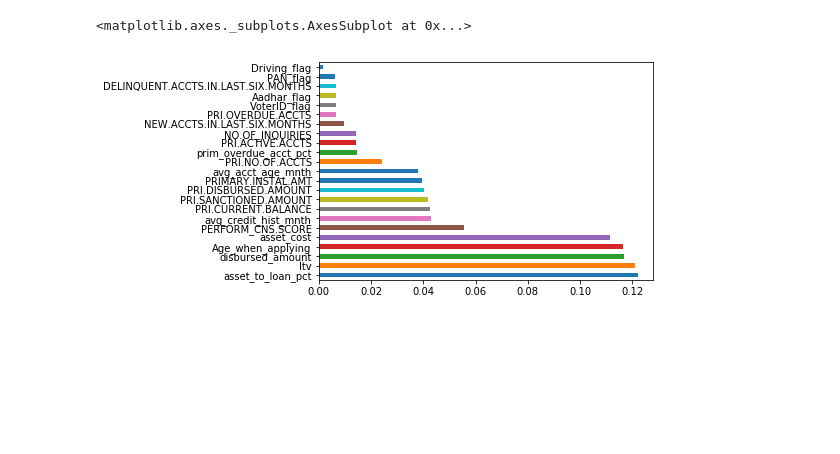
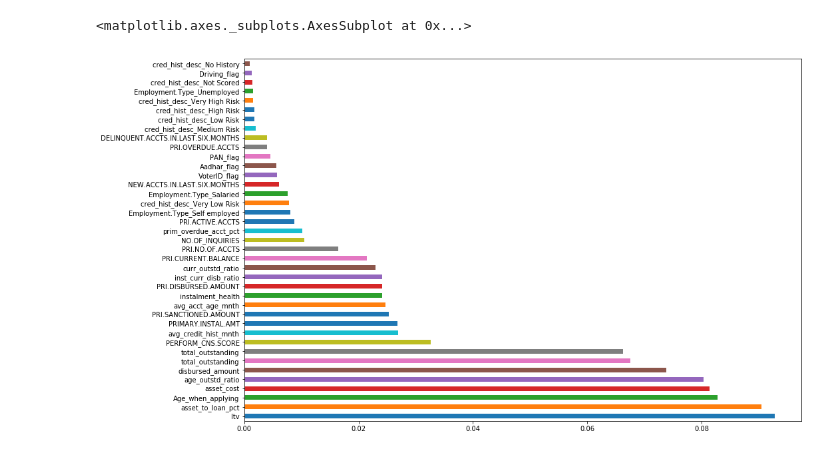
Before and after one commit to sivacharansrc/LTFS-FinHackAnalytics-Vidhya, a Jupyter notebook: pyScript.ipynb, the cells around one changed output. Drawn from its saved outputs; the diff is of its cells as text; code cells hidden in the pictures; blank space fills up the shorter version.

Commit message:
submission 3 - rf undSampled 0.63 auc

```diff
--- a/pyScript.ipynb
+++ b/pyScript.ipynb
@@ -79,12 +134,18 @@ predictors = ['disbursed_amount', 'asset_cost', 'ltv','MobileNo_Avl_Flag', 'Aadh
 predictors = ['disbursed_amount', 'asset_cost', 'ltv','Aadhar_flag', 'PAN_flag', 'VoterID_flag', 'Driving_flag', 'PERFORM_CNS.SCORE',
        'PRI.NO.OF.ACCTS', 'PRI.ACTIVE.ACCTS', 'PRI.OVERDUE.ACCTS', 'PRI.CURRENT.BALANCE', 'PRI.SANCTIONED.AMOUNT', 'PRI.DISBURSED.AMOUNT',
        'PRIMARY.INSTAL.AMT', 'NEW.ACCTS.IN.LAST.SIX.MONTHS', 'DELINQUENT.ACCTS.IN.LAST.SIX.MONTHS', 'NO.OF_INQUIRIES', 'avg_acct_age_mnth', 'avg_credit_hist_mnth',
-       'Age_when_applying', 'prim_overdue_acct_pct','asset_to_loan_pct']
+       'Age_when_applying', 'prim_overdue_acct_pct','asset_to_loan_pct', 'total_outstanding', 'cred_hist_desc', 'Employment.Type',
+              'inst_curr_disb_ratio', 'instalment_health', 'curr_outstd_ratio', 'total_outstanding', 'age_outstd_ratio']
 
 target = 'loan_default'
 x = train[predictors]
 y = train[target]
 test_data = test[predictors]
+# %%
+# Creating Dummy Data
+
+x = pd.get_dummies(x)
+test_data = pd.get_dummies(test_data)
 # %%
 # # Standardizing the data to perform naive bayes
 
@@ -99,16 +160,16 @@ test_data = test[predictors]
 # test_data = transform_data.fit_transform(test_data)
 # test_data = pd.DataFrame(data=test_data, columns=col_names)
 
-from sklearn.preprocessing import StandardScaler
+# from sklearn.preprocessing import StandardScaler
 
-transform_data = StandardScaler()
-col_names = x.columns
+# transform_data = StandardScaler()
+# col_names = x.columns
 
-x = transform_data.fit_transform(x)
-x = pd.DataFrame(data=x, columns=col_names)
+# x = transform_data.fit_transform(x)
+# x = pd.DataFrame(data=x, columns=col_names)
 
-test_data = transform_data.fit_transform(test_data)
-test_data = pd.DataFrame(data=test_data, columns=col_names)
+# test_data = transform_data.fit_transform(test_data)
+# test_data = pd.DataFrame(data=test_data, columns=col_names)
 # %%
 # Train and Validation Split
 
@@ -168,7 +229,9 @@ x_train = x_train.drop('target', axis=1)
 
 from sklearn.ensemble import RandomForestClassifier
 
-model = RandomForestClassifier(n_estimators=200, criterion='gini', min_samples_split=10, min_samples_leaf=3, bootstrap=True, oob_score=True, n_jobs=-1, random_state=10)
+#model = RandomForestClassifier(n_estimators=100, criterion='gini', min_samples_split=10, min_samples_leaf=3, bootstrap=True, oob_score=True, n_jobs=-1, random_state=10)
+
+model = RandomForestClassifier(n_estimators=500, criterion='gini', max_depth=25, min_samples_leaf=5, oob_score=True, n_jobs=-1, random_state=10)
 
 # Training the model
 
@@ -178,15 +241,12 @@ predictions = model.predict(x_validation)
 # %%
 # Feature Importance Graph
 
-features = x_train[predictors]
-importances = model.feature_importances_
-indices = np.argsort(importances)
-
+plt.figure(figsize=(15,10))
 feat_importances = pd.Series(model.feature_importances_, index=x_train.columns)
 feat_importances.nlargest(105).plot(kind='barh')
 # %% [output]
 <matplotlib.axes._subplots.AxesSubplot at 0x...>
-[figure, old version]
+[figure, new version]
 # %%
 # Confusion Matrix and Report
 
```
Also changed, not shown: parts of 4 cells of this notebook.
